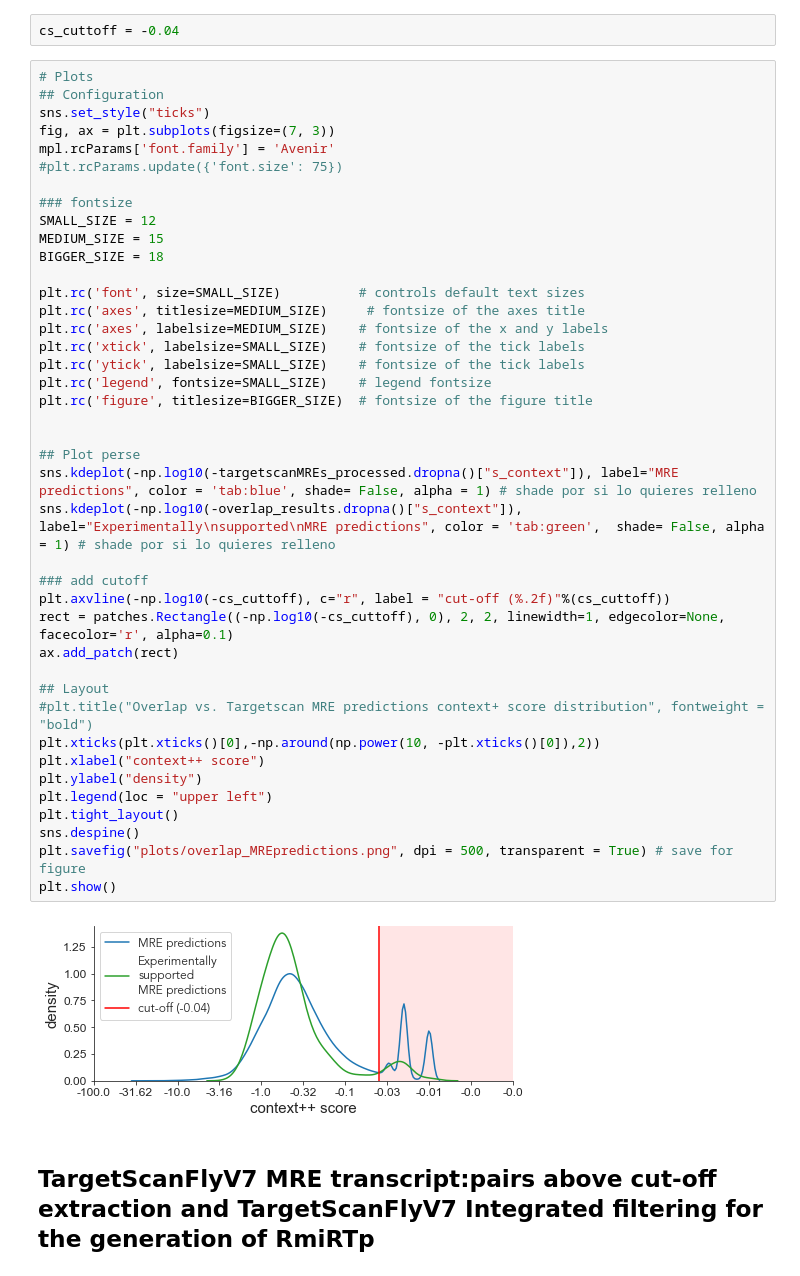
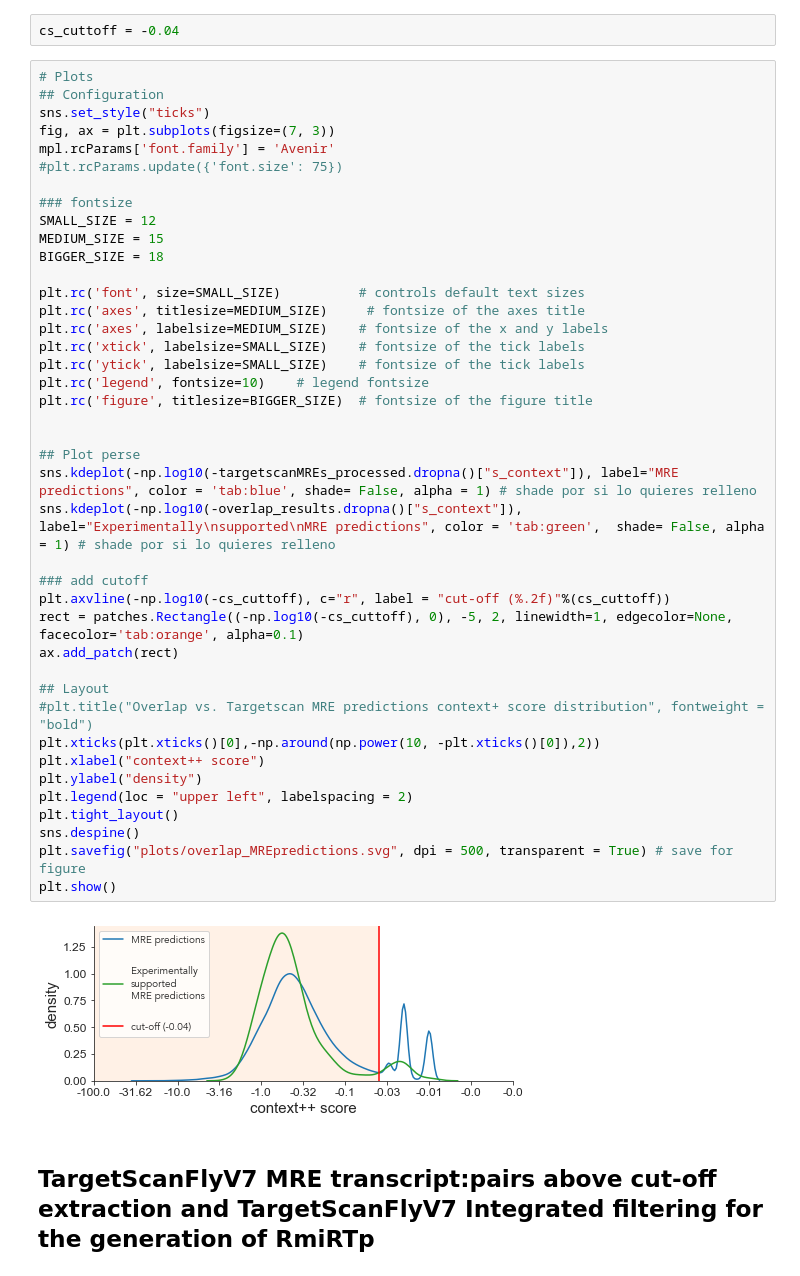
Before and after one commit to j-solor/Drosophila-miRNA-PcG-circuits, a Jupyter notebook: RmiRTps_generation/HCImiRTps_generation.ipynb, the cells around one changed output. Drawn from its saved outputs; the diff is of its cells as text.

```diff
--- a/HCImiRTps_generation/HCImiRTps_generation.ipynb
+++ b/RmiRTps_generation/HCImiRTps_generation.ipynb
@@ -439,38 +438,38 @@ mpl.rcParams['font.family'] = 'Avenir'
 ### fontsize
 SMALL_SIZE = 12
 MEDIUM_SIZE = 15
 BIGGER_SIZE = 18
 
 plt.rc('font', size=SMALL_SIZE)          # controls default text sizes
 plt.rc('axes', titlesize=MEDIUM_SIZE)     # fontsize of the axes title
 plt.rc('axes', labelsize=MEDIUM_SIZE)    # fontsize of the x and y labels
 plt.rc('xtick', labelsize=SMALL_SIZE)    # fontsize of the tick labels
 plt.rc('ytick', labelsize=SMALL_SIZE)    # fontsize of the tick labels
-plt.rc('legend', fontsize=SMALL_SIZE)    # legend fontsize
+plt.rc('legend', fontsize=10)    # legend fontsize
 plt.rc('figure', titlesize=BIGGER_SIZE)  # fontsize of the figure title
 
 
 ## Plot perse
 sns.kdeplot(-np.log10(-targetscanMREs_processed.dropna()["s_context"]), label="MRE predictions", color = 'tab:blue', shade= False, alpha = 1) # shade por si lo quieres relleno
 sns.kdeplot(-np.log10(-overlap_results.dropna()["s_context"]), label="Experimentally\nsupported\nMRE predictions", color = 'tab:green',  shade= False, alpha = 1) # shade por si lo quieres relleno
 
 ### add cutoff
 plt.axvline(-np.log10(-cs_cuttoff), c="r", label = "cut-off (%.2f)"%(cs_cuttoff))
-rect = patches.Rectangle((-np.log10(-cs_cuttoff), 0), 2, 2, linewidth=1, edgecolor=None, facecolor='r', alpha=0.1)
+rect = patches.Rectangle((-np.log10(-cs_cuttoff), 0), -5, 2, linewidth=1, edgecolor=None, facecolor='tab:orange', alpha=0.1)
 ax.add_patch(rect)
 
 ## Layout
 #plt.title("Overlap vs. Targetscan MRE predictions context+ score distribution", fontweight = "bold")
 plt.xticks(plt.xticks()[0],-np.around(np.power(10, -plt.xticks()[0]),2))
 plt.xlabel("context++ score")
 plt.ylabel("density")
-plt.legend(loc = "upper left")
+plt.legend(loc = "upper left", labelspacing = 2)
 plt.tight_layout()
 sns.despine()
-plt.savefig("plots/overlap_MREpredictions.png", dpi = 500, transparent = True) # save for figure
+plt.savefig("plots/overlap_MREpredictions.svg", dpi = 500, transparent = True) # save for figure
 plt.show()
 # %% [output]
-[figure, old version]
+[figure, new version]
 # %% [markdown]
 ## TargetScanFlyV7 MRE transcript:pairs above cut-off extraction and TargetScanFlyV7 Integrated filtering for the generation of RmiRTp
 # %%
```
Also changed, not shown: parts of 4 cells of this notebook, 32 other files.
